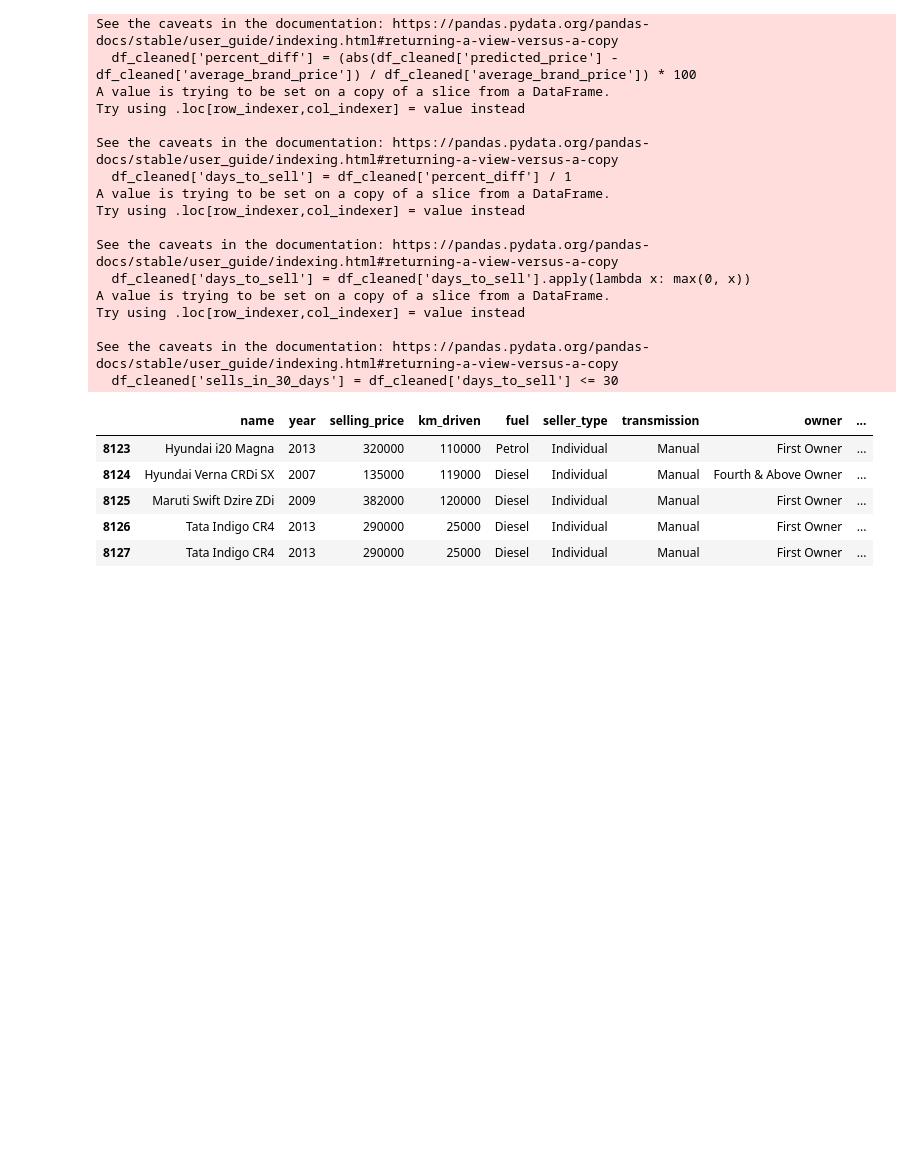
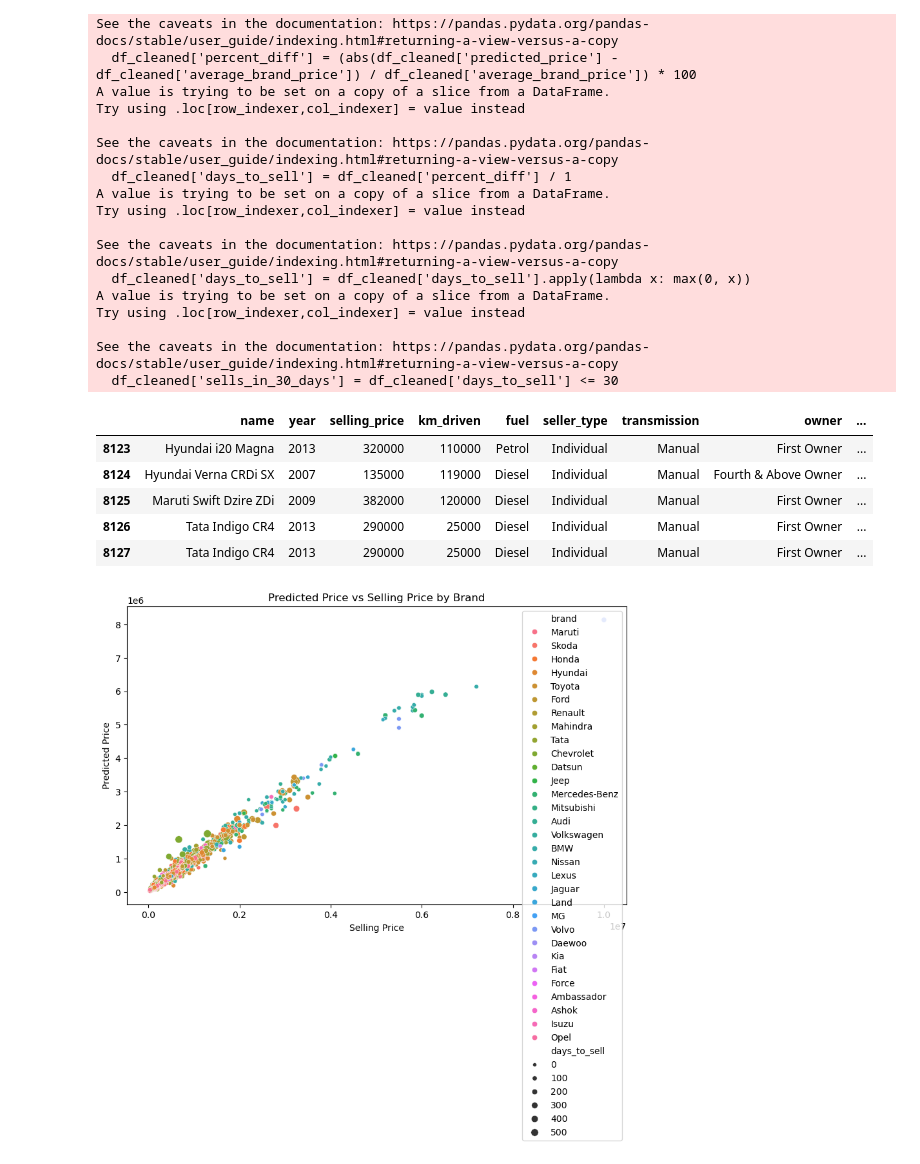
Before and after one commit to Moeinsiami/ml-mft, a Jupyter notebook: exercise/8/exercise-8.ipynb, the cells around one changed output. Cells and saved outputs as stored; diff of their text form; code cells hidden in the pictures; blank space fills up the shorter version.

Commit message:
some plots

```diff
--- a/exercise/8/exercise-8.ipynb
+++ b/exercise/8/exercise-8.ipynb
@@ -168,3 +174,12 @@ See the caveats in the documentation: https://pandas.pydata.org/pandas-docs/stab
 | 8125 | Maruti Swift Dzire ZDi | 2009 | 382000 | 120000 | Diesel | Individual | Manual | First Owner | ... |
 | 8126 | Tata Indigo CR4 | 2013 | 290000 | 25000 | Diesel | Individual | Manual | First Owner | ... |
 | 8127 | Tata Indigo CR4 | 2013 | 290000 | 25000 | Diesel | Individual | Manual | First Owner | ... |
+# %%
+plt.figure(figsize=(10, 6))
+sns.scatterplot(data=df_cleaned, x='selling_price', y='predicted_price', hue='brand', size='days_to_sell')
+plt.title('Predicted Price vs Selling Price by Brand')
+plt.xlabel('Selling Price')
+plt.ylabel('Predicted Price')
+plt.show()
+# %% [output]
+[figure, added]
```
Also changed, not shown: parts of 4 cells of this notebook.
